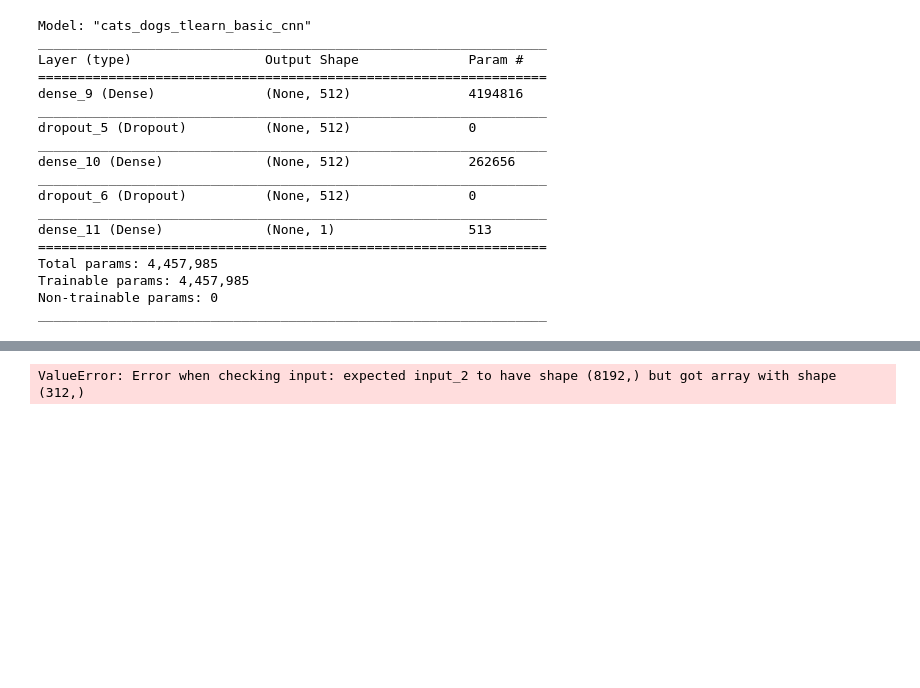
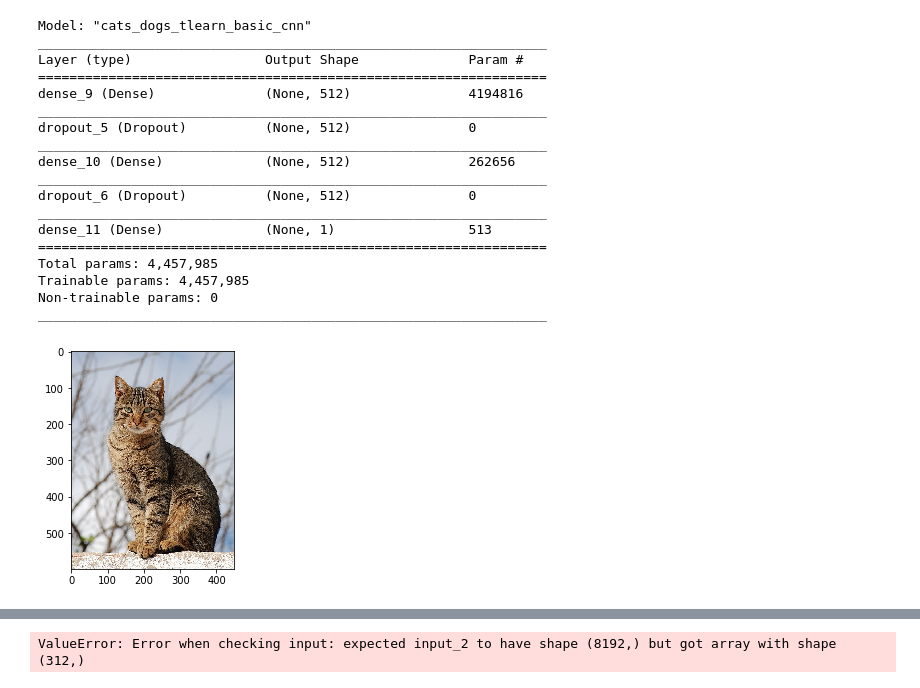
Before and after one commit to geld-tech/pictures-annotation-service, a Jupyter notebook: notebooks/model_training.ipynb, the cells around one changed output, grey strips where cells are left out. Saved outputs shown, nothing was run; the diff lists cells and outputs as text; code cells hidden in the pictures; blank space fills up the shorter version.

Commit message:
Prepare image

```diff
--- a/notebooks/model_training.ipynb
+++ b/notebooks/model_training.ipynb
@@ -163,25 +163,34 @@ image, image_w, image_h = load_image_pixels(photo_filename, (net_w, net_w))
 # %%
 import base64
 import numpy as np
 import io
 from PIL import Image
 import keras
 from keras import backend as K
 from keras.models import Sequential
 from keras.models import load_model
 from keras.preprocessing.image import ImageDataGenerator
 from keras.preprocessing.image import img_to_array
 
 import matplotlib.pyplot as plt
 import matplotlib.image as mpimg
 
-image = Image.open(io.BytesIO(photo_filename))
-processed_image = preprocess_image(image, target_size=(416, 416))
+def prepare_image(image, target_size):
+    if image.mode != "RGB":
+        image = image.convert("RGB")
+    image = image.resize(target_size)
+    image = img_to_array(image)
+    image = np.expand_dims(image, axis=0)
+    return image
+
+image = Image.open(photo_filename)
+processed_image = prepare_image(image, target_size=(416, 416))
 
 # image = mpimg.imread(photo_filename)
 # image = np.dot(image[...,:3], [0.299, 0.587, 0.114])
 plt.imshow(image, cmap="gray")
 plt.show()
 
 image.shape
 # %% [output]
+[figure, added]
```
Also changed, not shown: parts of 1 cell of this notebook.
